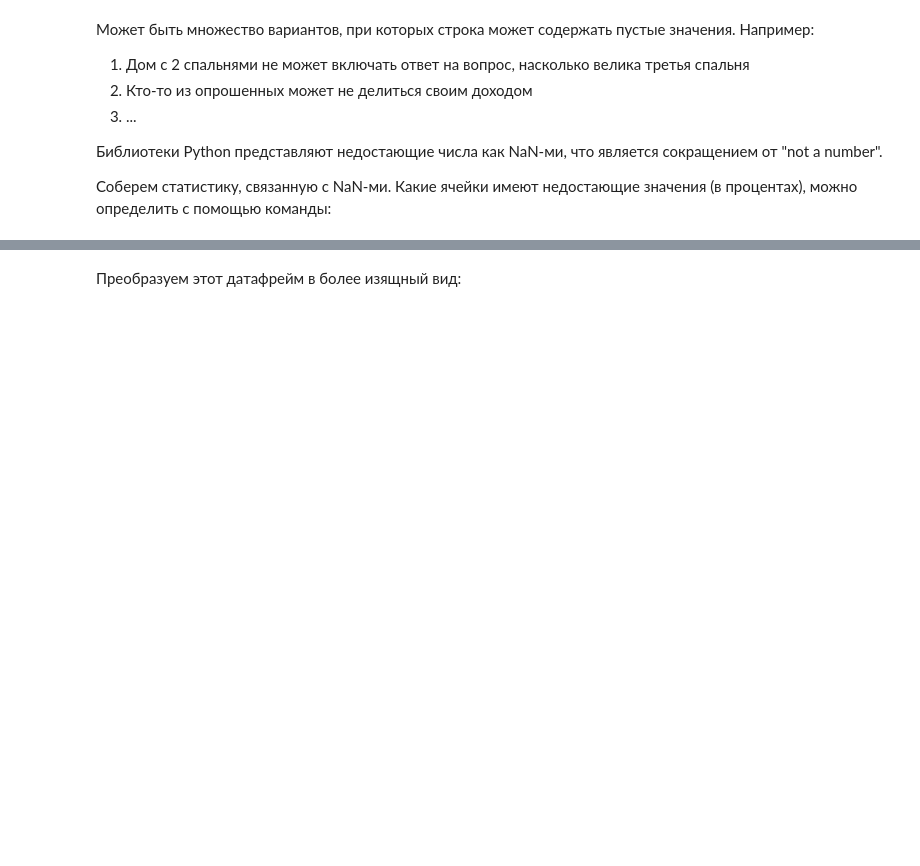
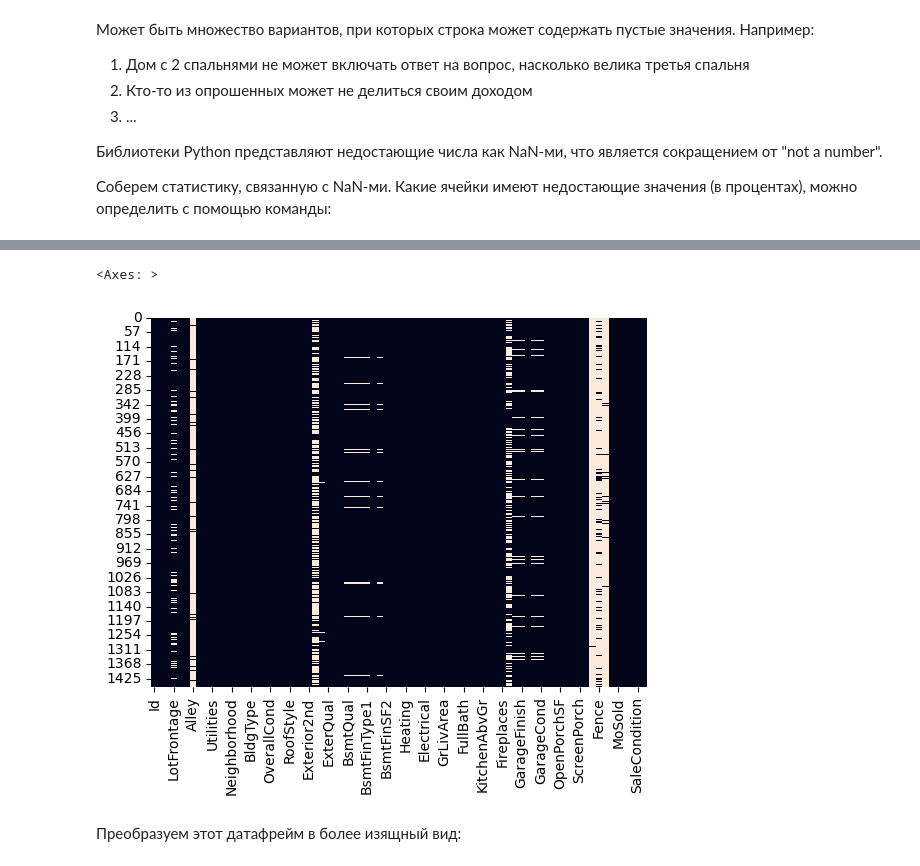
Before and after one commit to alice3e/spbu-ai-fundamentals, a Jupyter notebook: practicum_2/practicum_2.ipynb, the cells around one changed output, grey strips where cells are left out. Saved outputs shown, nothing was run; the diff lists cells and outputs as text; code cells hidden in the pictures; blank space fills up the shorter version.

```diff
--- a/practicum_2/practicum_2.ipynb
+++ b/practicum_2/practicum_2.ipynb
@@ -399,3 +397,8 @@ nan_df
+# %%
+sns.heatmap(train_df.isnull(), cbar=False)
+# %% [output]
+<Axes: >
+[figure, added]
 # %% [markdown]
 Преобразуем этот датафрейм в более изящный вид:
 # %%
```
Also changed, not shown: parts of 5 cells of this notebook, 1 other file.
